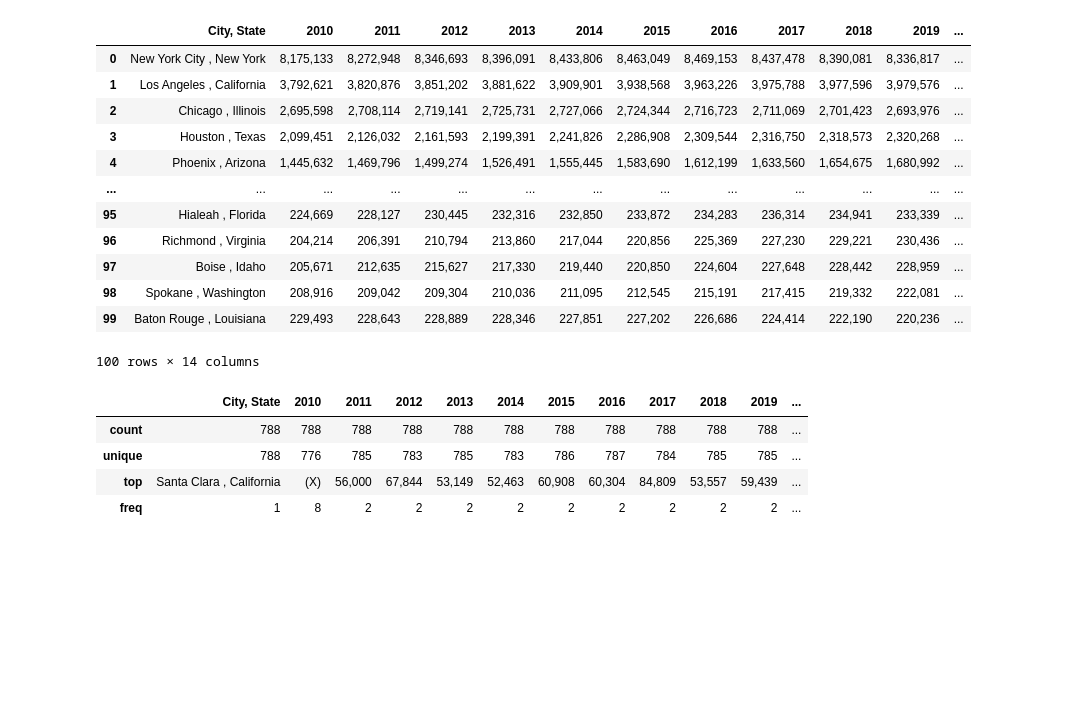
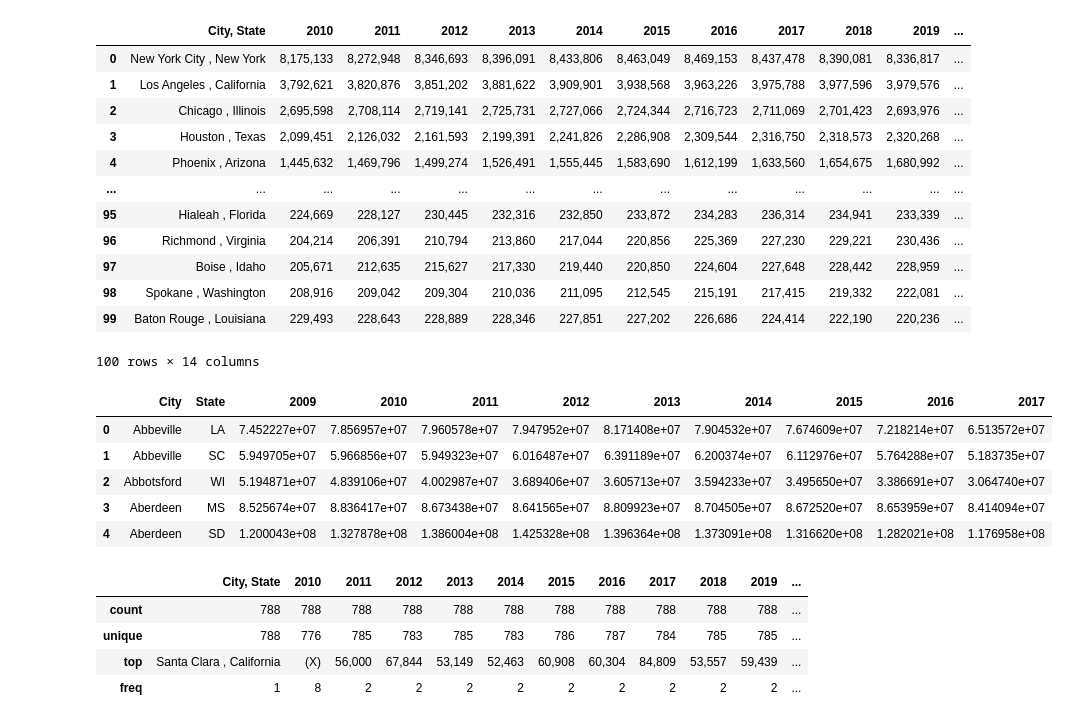
Before and after one commit to shadiaduery/bootcamp-group_project-3, a Jupyter notebook: Analysis/Data Analysis-checkpoint.ipynb, the cells around one changed output. Drawn from its saved outputs; the diff is of its cells as text; code cells hidden in the pictures; blank space fills up the shorter version.

```diff
--- a/Analysis/Data Analysis-checkpoint.ipynb
+++ b/Analysis/Data Analysis-checkpoint.ipynb
@@ -112,6 +112,16 @@ merge_df
 | 98 | Spokane , Washington | 208,916 | 209,042 | 209,304 | 210,036 | 211,095 | 212,545 | 215,191 | 217,415 | 219,332 | 222,081 | ... |
 | 99 | Baton Rouge , Louisiana | 229,493 | 228,643 | 228,889 | 228,346 | 227,851 | 227,202 | 226,686 | 224,414 | 222,190 | 220,236 | ... |
 100 rows × 14 columns
+# %%
+df2 = pd.read_csv("../data/Data_cleaned_emissions.csv")
+df2.head()
+# %% [output]
+|  | City | State | 2009 | 2010 | 2011 | 2012 | 2013 | 2014 | 2015 | 2016 | 2017 |
+| 0 | Abbeville | LA | 7.452227e+07 | 7.856957e+07 | 7.960578e+07 | 7.947952e+07 | 8.171408e+07 | 7.904532e+07 | 7.674609e+07 | 7.218214e+07 | 6.513572e+07 |
+| 1 | Abbeville | SC | 5.949705e+07 | 5.966856e+07 | 5.949323e+07 | 6.016487e+07 | 6.391189e+07 | 6.200374e+07 | 6.112976e+07 | 5.764288e+07 | 5.183735e+07 |
+| 2 | Abbotsford | WI | 5.194871e+07 | 4.839106e+07 | 4.002987e+07 | 3.689406e+07 | 3.605713e+07 | 3.594233e+07 | 3.495650e+07 | 3.386691e+07 | 3.064740e+07 |
+| 3 | Aberdeen | MS | 8.525674e+07 | 8.836417e+07 | 8.673438e+07 | 8.641565e+07 | 8.809923e+07 | 8.704505e+07 | 8.672520e+07 | 8.653959e+07 | 8.414094e+07 |
+| 4 | Aberdeen | SD | 1.200043e+08 | 1.327878e+08 | 1.386004e+08 | 1.425328e+08 | 1.396364e+08 | 1.373091e+08 | 1.316620e+08 | 1.282021e+08 | 1.176958e+08 |
 # %%
 df.describe()
 # %% [output]
```
